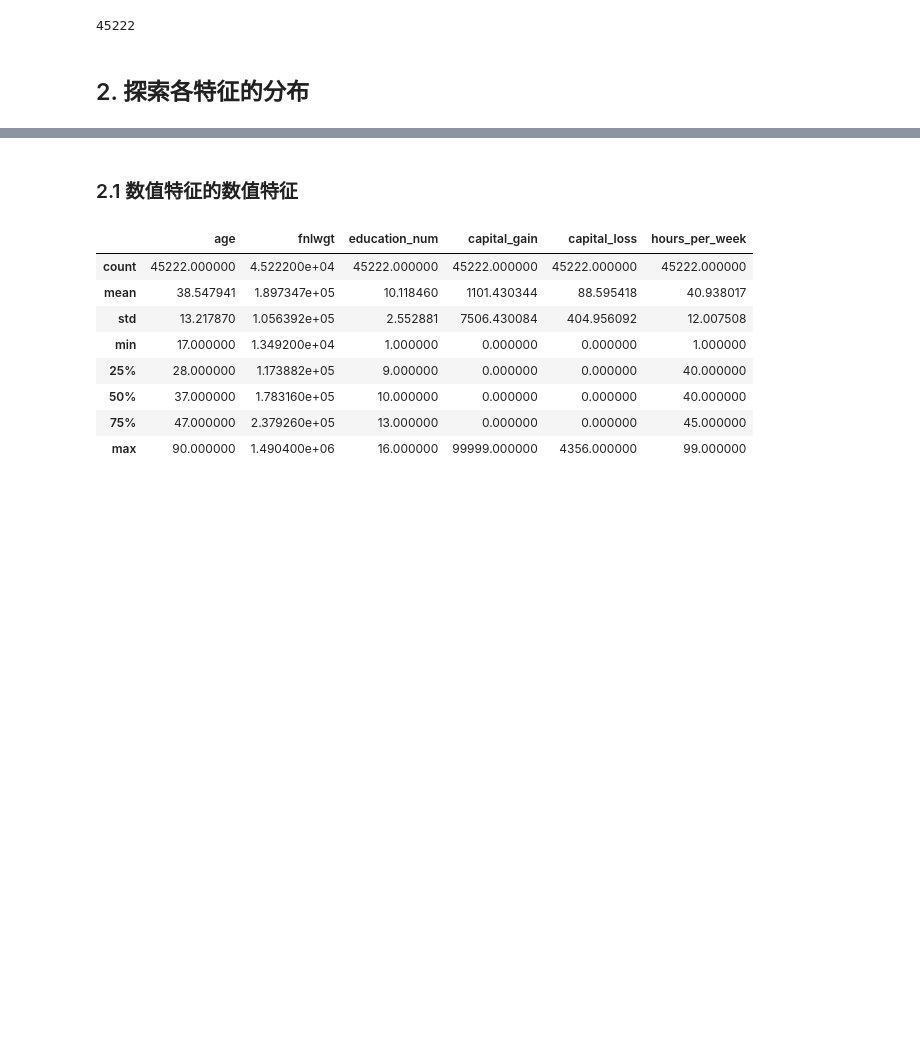
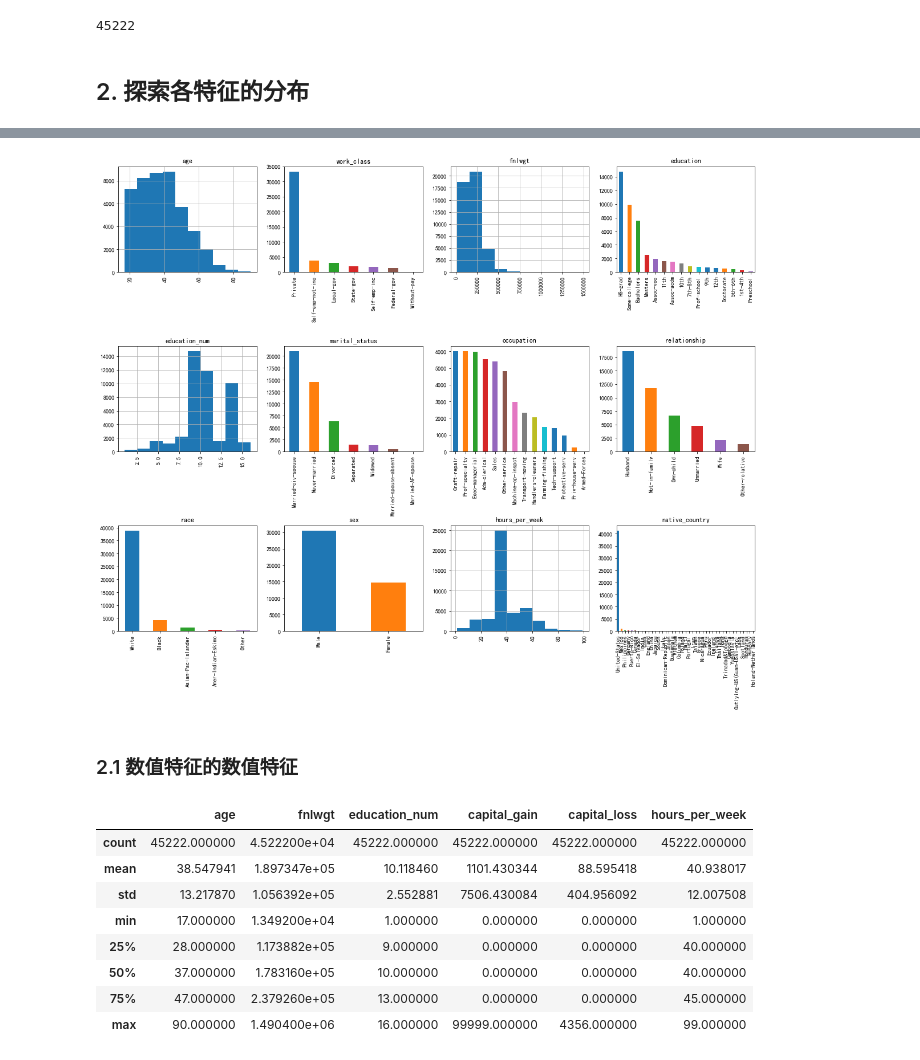
Before and after one commit to shinshiner/CS245-Data-Science, a Jupyter notebook: Adult++/main.ipynb, the cells around one changed output, grey strips where cells are left out. Drawn from its saved outputs; the diff is of its cells as text; code cells hidden in the pictures; blank space fills up the shorter version.

```diff
--- a/Adult++/main.ipynb
+++ b/Adult++/main.ipynb
@@ -113,7 +116,7 @@ with open('real_data.pkl', 'wb') as f:
 # %%
 with open('real_data.pkl', 'rb') as f:
     real_data = pickle.load(f)
-real_df = pd.DataFrame(real_data)
+real_df = pd.DataFrame(real_data, dtype=np.int32)
 class_list = [
     "age", "work_class", "fnlwgt", "education", "education_num",
     "marital_status", "occupation", "relationship", "race", "sex",
@@ -128,3 +150,31 @@ class_feature = ["work_class", "education", "marital_status", "occupation", "rel
+# %%
+real_df = real_df.drop('income', axis=1)
+real_df = real_df.drop('capital_gain', axis=1)
+real_df = real_df.drop('capital_loss', axis=1)
+
+fig = plt.figure(figsize=(20,15))
+cols = 4
+rows = ceil(float(real_df.shape[1]) / cols)
+for i, column in enumerate(real_df.columns):
+    ax = fig.add_subplot(rows, cols, i + 1)
+    ax.set_title(column)
+    if real_df.dtypes[column] == np.object:
+        if column == 'age':
+            real_df[column].value_counts(bins=10).plot(kind="bar", axes=ax)
+        elif column == 'fnlwgt':
+            real_df[column].value_counts(bins=10).plot(kind="bar", axes=ax)
+        elif column == 'hours_per_week':
+            real_df[column].value_counts(bins=10).plot(kind="bar", axes=ax)
+        else:
+            real_df[column].value_counts().plot(kind="bar", axes=ax)
+    else:
+        real_df[column].hist(axes=ax)
+        plt.xticks(rotation="vertical")
+plt.subplots_adjust(hspace=0.7, wspace=0.2)
+plt.savefig('report/img/all_features')
+plt.show()
+# %% [output]
+[figure, added]
 # %% [markdown]
 ### 2.1 数值特征的数值特征
 # %%
```
Also changed, not shown: parts of 9 cells of this notebook, 8 other files.
